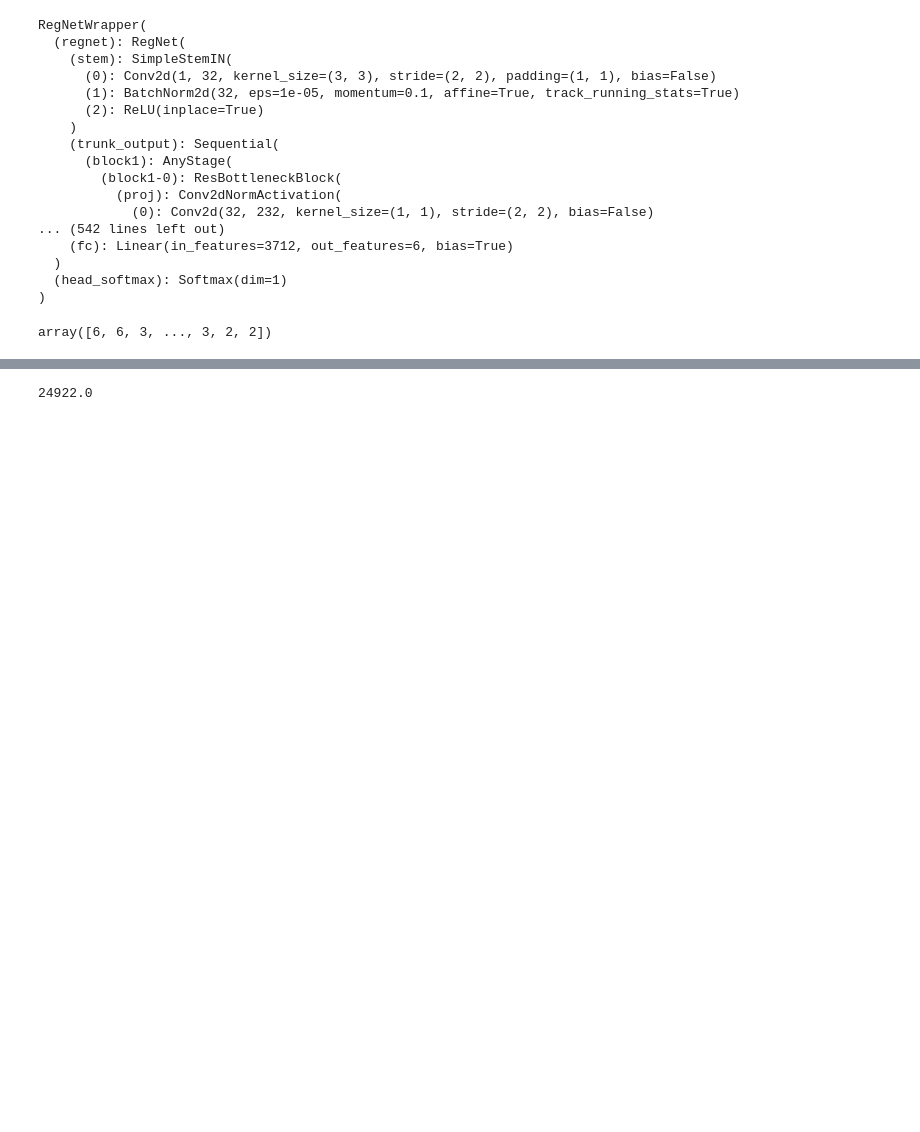
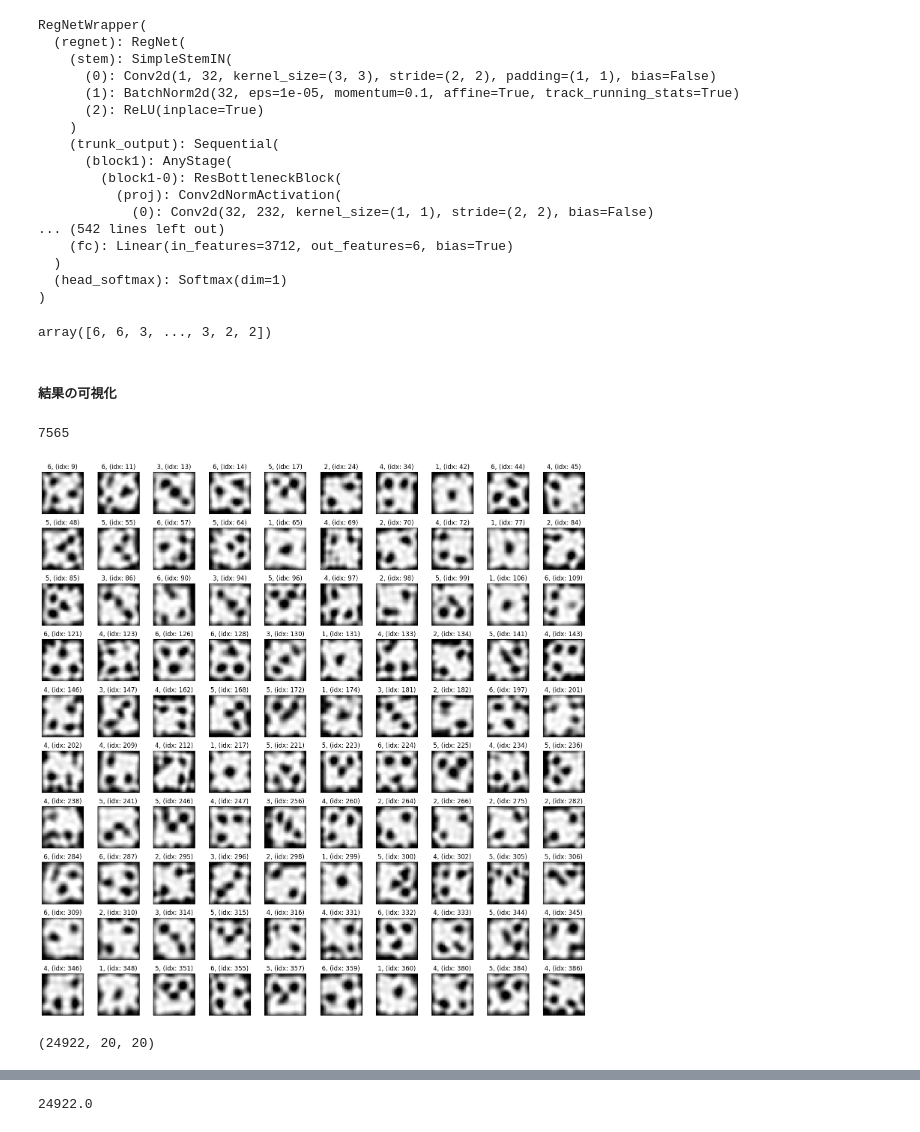
Before and after one commit to SStakafumi/sony-dice-competition, a Jupyter notebook: devide_dice.ipynb, the cells around one changed output, grey strips where cells are left out. Cells and saved outputs as stored; diff of their text form; code cells hidden in the pictures; blank space fills up the shorter version.

```diff
--- a/devide_dice.ipynb
+++ b/devide_dice.ipynb
@@ -605,3 +634,32 @@ pred_label = pred_label.numpy()
 pred_label
 # %% [output]
 array([6, 6, 3, ..., 3, 2, 2])
+# %% [markdown]
+##### 結果の可視化
+# %%
+len(one_dice_idx)
+# %% [output]
+7565
+# %%
+n = 100
+fig = plt.figure(figsize=(15, 15*((n//10+1)/10)))
+
+for i in range(n):
+    idx = i
+
+    ax = fig.add_subplot(n//10+1, 10, i+1)
+    plt.imshow(imgs_list[idx], cmap='gray')
+    if idx < len(one_dice_idx):
+        org_idx = one_dice_idx[idx]
+    elif idx < len(one_dice_idx) + len(two_dice_idx)*2:
+        org_idx = two_dice_idx[(idx-len(one_dice_idx))//2]
+    else:
+        org_idx = three_dice_idx[(idx-len(one_dice_idx)-len(two_dice_idx)*2)//3]
+
+    plt.title(f'{pred_label[idx]}, (idx: {org_idx})')
+
+    ax.axes.xaxis.set_visible(False)
+    ax.axes.yaxis.set_visible(False)
+    plt.tight_layout()
+# %% [output]
+[figure, added]
@@ -607,0 +669,5 @@ array([6, 6, 3, ..., 3, 2, 2])
+# %%
+X_test_denoised = np.load('/mnt/c/Users/user/MyData/SonyDice/X_test_denoised_by_UNet.npy')
+X_test_denoised.shape
+# %% [output]
+(24922, 20, 20)
```
Also changed, not shown: parts of 37 cells of this notebook.
